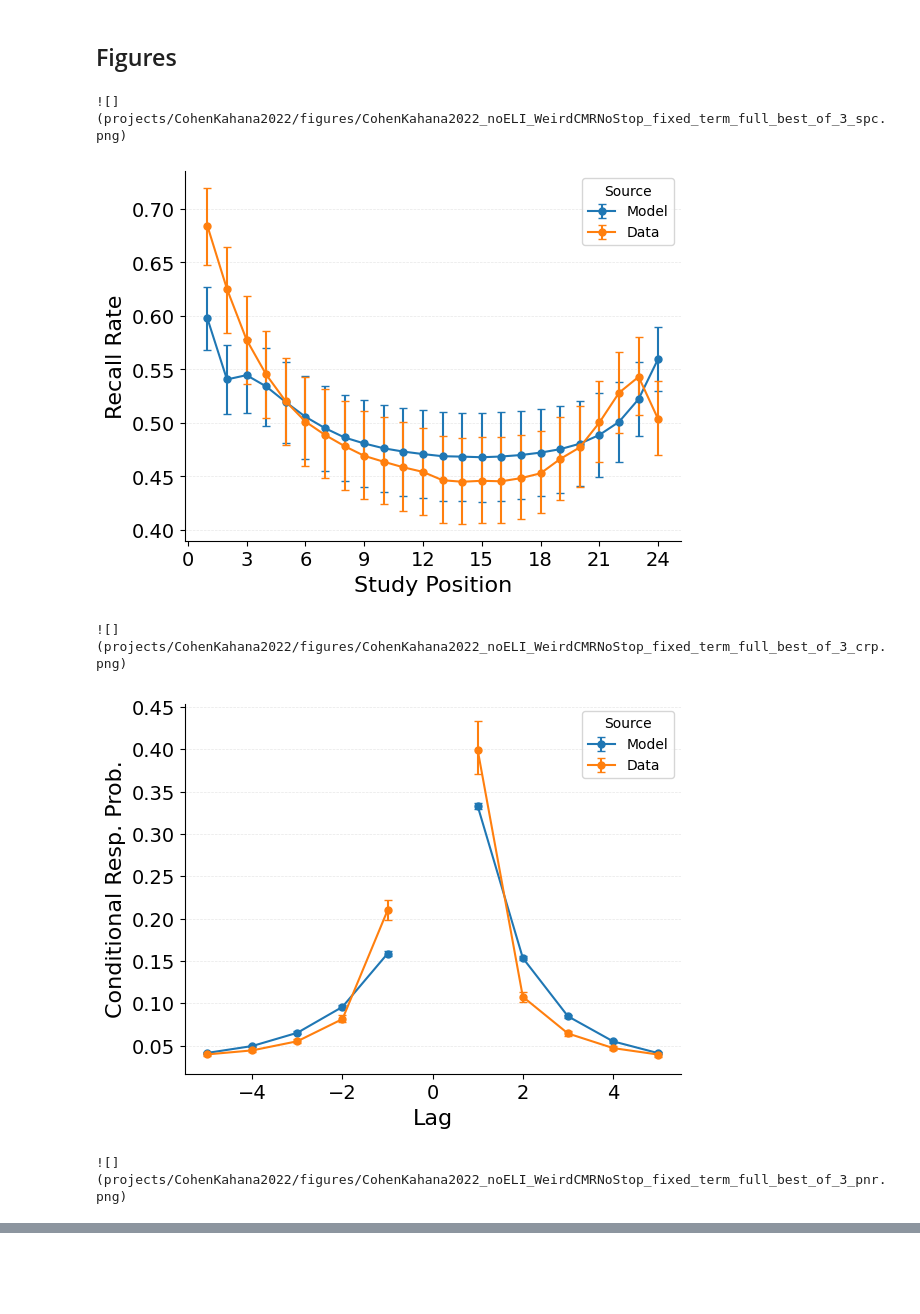
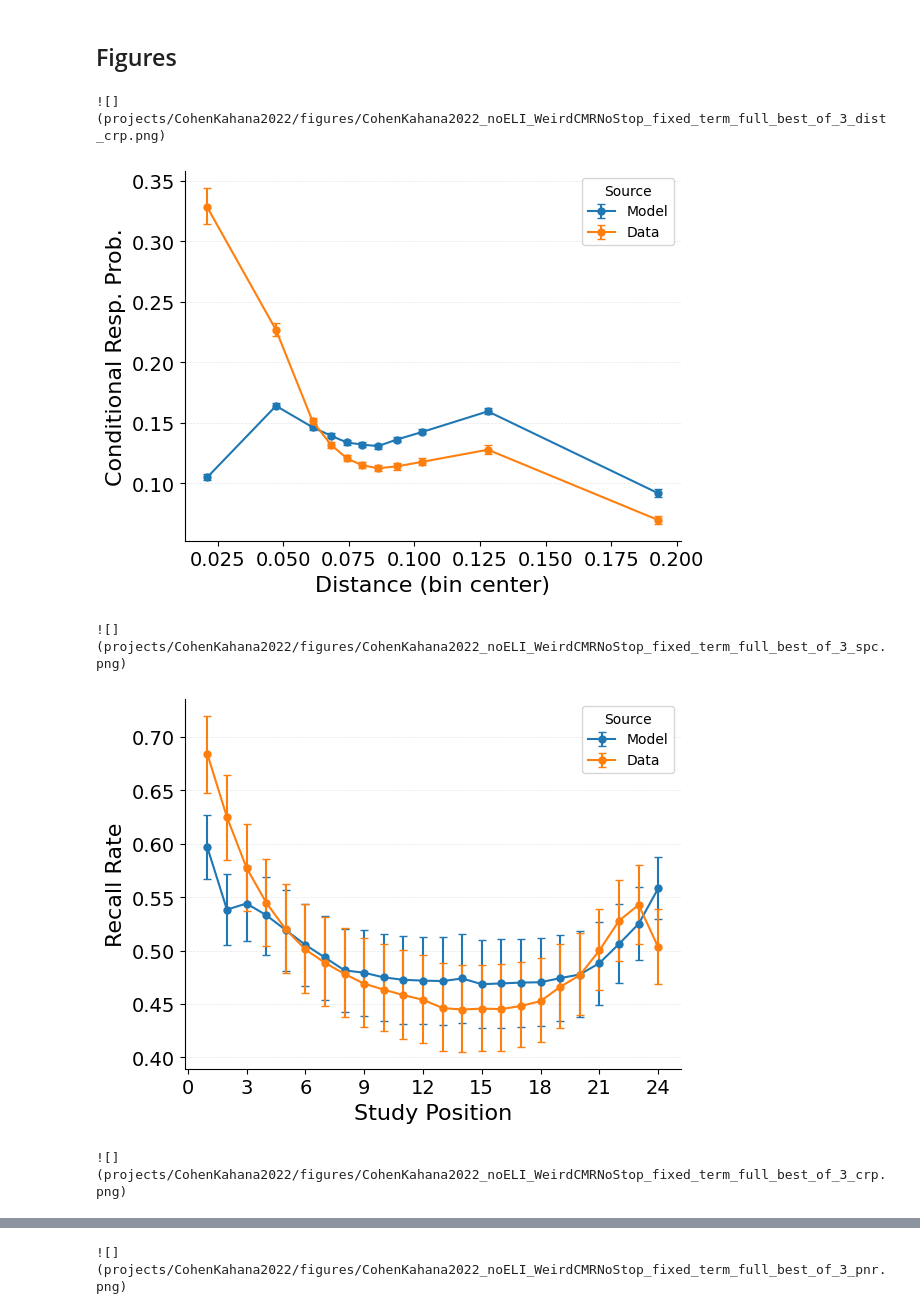
Before and after one commit to githubpsyche/jaxcmr, a Jupyter notebook: projects/CohenKahana2022/CohenKahana2022_noELI_WeirdCMR_Fitting_ExcludeTermination.ipynb, the cells around one changed output, grey strips where cells are left out. Saved outputs shown, nothing was run; the diff lists cells and outputs as text; code cells hidden in the pictures; blank space fills up the shorter version.

Commit message:
confirmed complete impl of distcrp

```diff
--- a/projects/CohenKahana2022/CohenKahana2022_noELI_WeirdCMR_Fitting_ExcludeTermination.ipynb
+++ b/projects/CohenKahana2022/CohenKahana2022_noELI_WeirdCMR_Fitting_ExcludeTermination.ipynb
@@ -35,19 +44,20 @@ warnings.filterwarnings("ignore")
 base_data_tag = "CohenKahana2022"
 data_tag = "CohenKahana2022_noELI"
 data_path = "data/CohenKahana2022_noELI.h5"
+embedding_path = "data/florida_nouns-all-mpnet-base-v2.npy"
 trial_query = "data['session'] >= 1"
 
 # Run configuration
 run_tag = "fixed_term_full_best_of_3"
 seed = 0
 target_dir = "projects/CohenKahana2022"
-experiment_count = 50
+experiment_count = 1
 
 # Flow toggles
 allow_repeated_recalls = False
 filter_repeated_recalls = True
 handle_elis = False
-redo_fits = True
+redo_fits = False
 redo_sims = True
 redo_figures = True
 
@@ -81,6 +91,7 @@ parameters = {
 
 # Comparison analysis
 comparison_analysis_paths = [
+    "jaxcmr.analyses.distcrp.plot_dist_crp",
     "jaxcmr.analyses.spc.plot_spc",
     "jaxcmr.analyses.crp.plot_crp",
     "jaxcmr.analyses.pnr.plot_pnr",
@@ -94,11 +105,15 @@ for product in ["fits", "figures", "simulations"]:
     if not os.path.exists(product_dir):
         os.makedirs(product_dir)
 
-data = load_data(data_path)
+data = load_data(os.path.join(find_project_root(), data_path))
 trial_mask = generate_trial_mask(data, trial_query)
 
 max_size = np.max(data["pres_itemnos"])
-connections = jnp.zeros((max_size, max_size))
+embeddings = embeddings = np.load(
+    os.path.join(find_project_root(), embedding_path)
+).astype(np.float32)
+connections = cosine_similarity_matrix(embeddings)
+distances = 1 - connections
 
 comparison_analyses = [import_from_string(path) for path in comparison_analysis_paths]
 model_factory = import_from_string(model_factory_path)
@@ -217,10 +231,10 @@ else:
         trial_mask=trial_mask,
         experiment_count=experiment_count,
         rng=rng_iter,
-        simulate_trial_fn=simulate_trial_fn
+        simulate_trial_fn=simulate_trial_fn,
     )
 
-    save_dict_to_hdf5(sim, sim_path)
+    save_dict_to_hdf5(sim, sim_path) # type: ignore
     print(f"Saved to {sim_path}")
 
 if filter_repeated_recalls:
@@ -254,36 +268,36 @@ Saved to projects/CohenKahana2022/simulations/CohenKahana2022_noELI_WeirdCMRNoSt
 
 for analysis in comparison_analyses:
     figure_str = f"{data_tag}_{model_name}_{run_tag}_{analysis.__name__[5:]}.png"
     figure_path = os.path.join(product_dirs["figures"], figure_str)
     print(f"![]({figure_path})")
 
     # if redo_figures, check if figure already exists and don't redo
     # we want to display the figure here if it already exists
     if os.path.exists(figure_path) and not redo_figures:
         display(Image(filename=figure_path))
         continue
 
     color_cycle = [each["color"] for each in rcParams["axes.prop_cycle"]]
 
     # Create a mask for data using np.isin for the selected list types
     trial_mask = generate_trial_mask(data, trial_query)
     sim_trial_mask = generate_trial_mask(sim, trial_query)
 
     axis = analysis(
         datasets=[sim, data],
         trial_masks=[np.array(sim_trial_mask), np.array(trial_mask)],
         color_cycle=color_cycle,
         labels=["Model", "Data"],
         contrast_name="Source",
         axis=None,
-        distances=None,
+        distances=distances,
     )
 
     plt.savefig(figure_path, bbox_inches="tight", dpi=600)
     plt.show()
 # %% [output]
-![](projects/CohenKahana2022/figures/CohenKahana2022_noELI_WeirdCMRNoStop_fixed_term_full_best_of_3_spc.png)
+![](projects/CohenKahana2022/figures/CohenKahana2022_noELI_WeirdCMRNoStop_fixed_term_full_best_of_3_dist_crp.png)
-[figure, old version]
+[figure, new version]
-![](projects/CohenKahana2022/figures/CohenKahana2022_noELI_WeirdCMRNoStop_fixed_term_full_best_of_3_crp.png)
+![](projects/CohenKahana2022/figures/CohenKahana2022_noELI_WeirdCMRNoStop_fixed_term_full_best_of_3_spc.png)
-[figure, old version]
+[figure, new version]
-![](projects/CohenKahana2022/figures/CohenKahana2022_noELI_WeirdCMRNoStop_fixed_term_full_best_of_3_pnr.png)
+![](projects/CohenKahana2022/figures/CohenKahana2022_noELI_WeirdCMRNoStop_fixed_term_full_best_of_3_crp.png)
@@ -290,0 +305 @@ for analysis in comparison_analyses:
+![](projects/CohenKahana2022/figures/CohenKahana2022_noELI_WeirdCMRNoStop_fixed_term_full_best_of_3_pnr.png)
```
Also changed, not shown: parts of 3 cells of this notebook, 6 other files.
